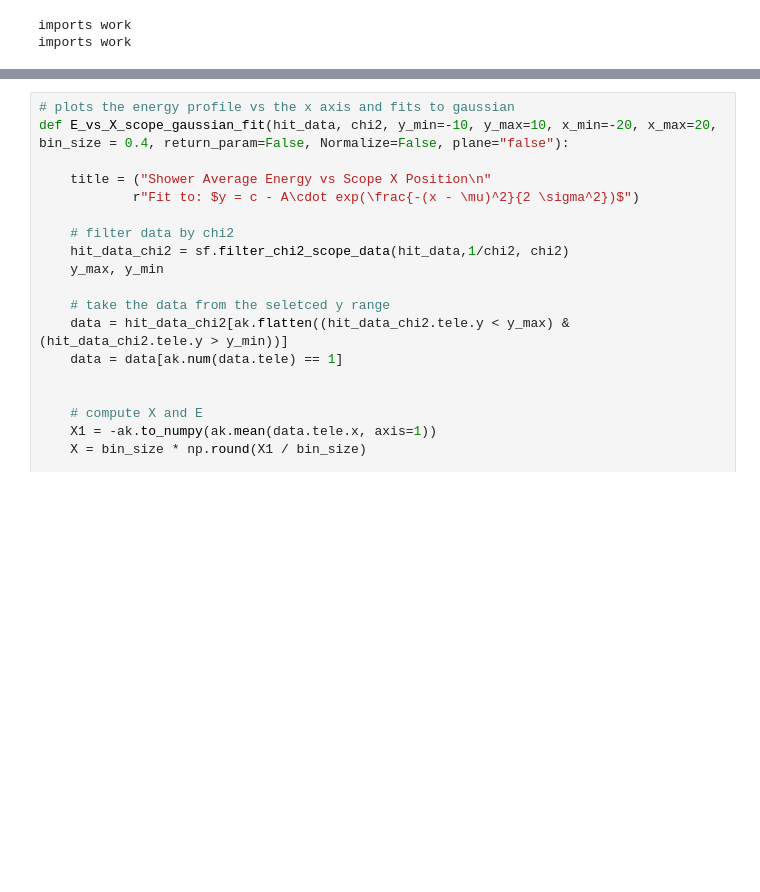
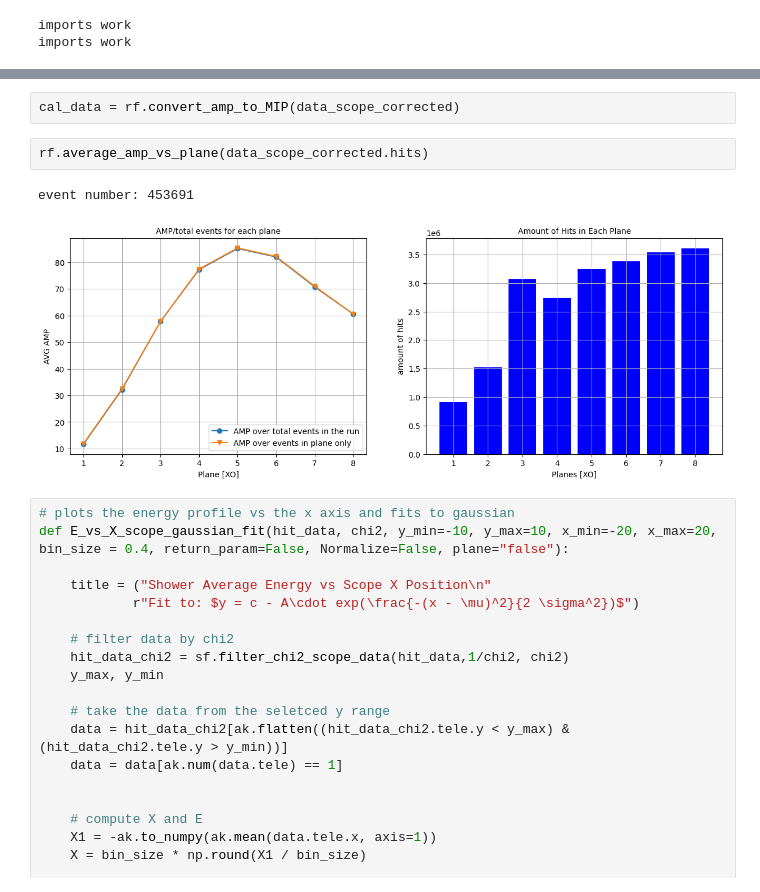
Before and after one commit to Ben-David-Ben/F-Cal-TB-Project, a Jupyter notebook: TB2025_Gap_scope_analysis.ipynb, the cells around one changed output, grey strips where cells are left out. Cells and saved outputs as stored; diff of their text form; blank space fills up the shorter version.

```diff
--- a/TB2025_Gap_scope_analysis.ipynb
+++ b/TB2025_Gap_scope_analysis.ipynb
@@ -17,3 +23,10 @@ imports work
+# %%
+cal_data = rf.convert_amp_to_MIP(data_scope_corrected)
+# %%
+rf.average_amp_vs_plane(data_scope_corrected.hits)
+# %% [output]
+event number: 453691
+[figure, added]
 # %%
 # plots the energy profile vs the x axis and fits to gaussian
 def E_vs_X_scope_gaussian_fit(hit_data, chi2, y_min=-10, y_max=10, x_min=-20, x_max=20, bin_size = 0.4, return_param=False, Normalize=False, plane="false"):
```
Also changed, not shown: parts of 7 cells of this notebook, 3 other files.
